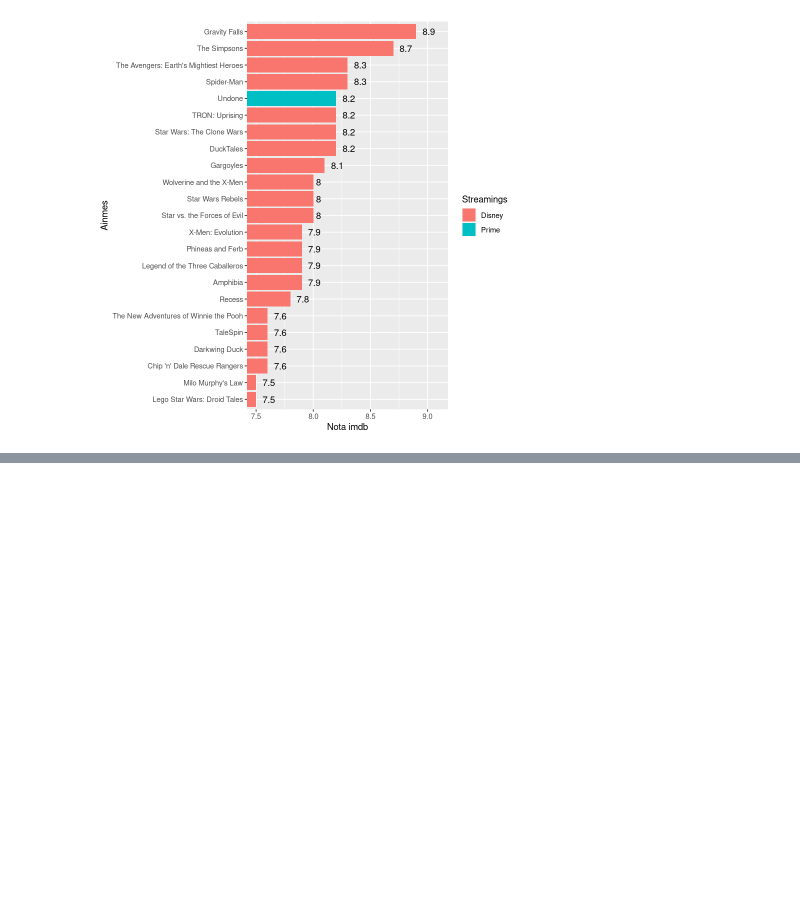
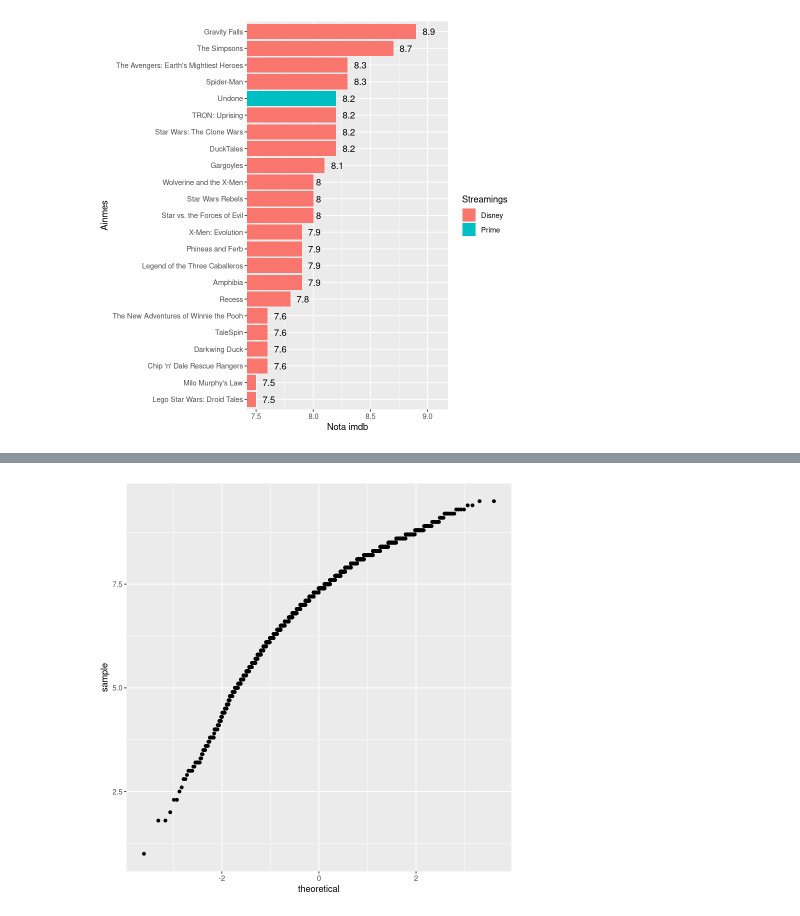
Before and after one commit to igorcj/AEDV, a Jupyter notebook: TV-Shows_Igor.ipynb, the cells around one changed output, grey strips where cells are left out. Drawn from its saved outputs; the diff is of its cells as text; code cells hidden in the pictures; blank space fills up the shorter version.

```diff
--- a/TV-Shows_Igor.ipynb
+++ b/TV-Shows_Igor.ipynb
@@ -506,3 +506,7 @@ cshows %>% filter(str_detect(Genre,'Anime'), IMDb>7.9) %>%
     geom_text(aes(label = IMDb), hjust = -.5)
 # %% [output]
 [figure]
+# %%
+# qq plot
+cshows %>% ggplot(aes(sample=IMDb))+stat_qq()
+# %% [output]
@@ -508,0 +515 @@ cshows %>% filter(str_detect(Genre,'Anime'), IMDb>7.9) %>%
+[figure, added]
```
Also changed, not shown: parts of 4 cells of this notebook.
